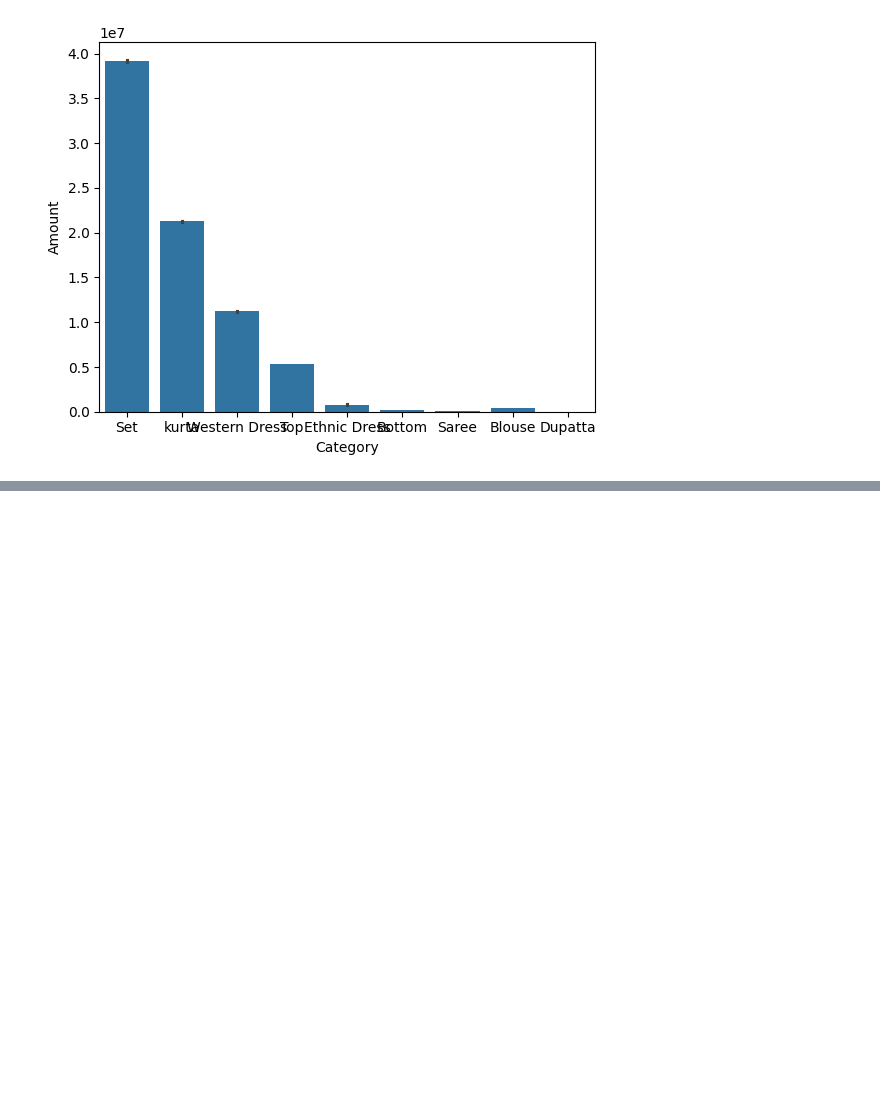
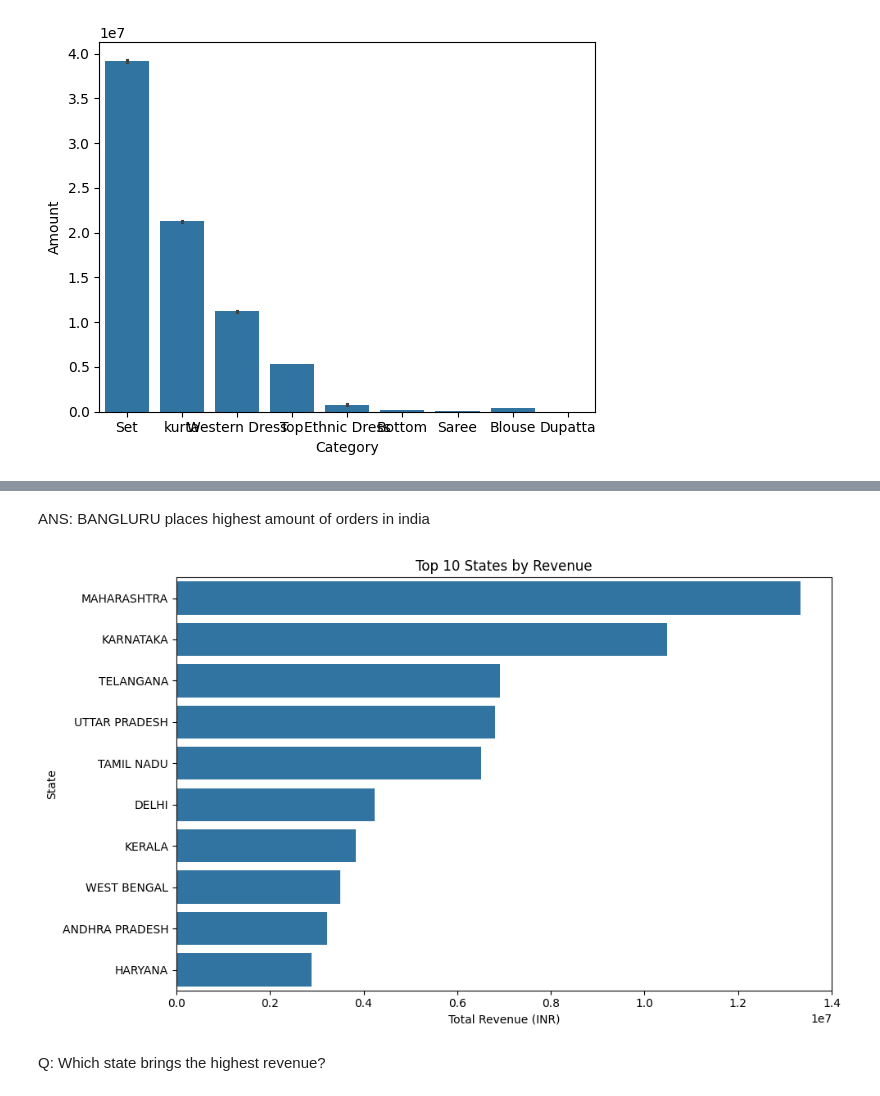
Before and after one commit to aalgovind05/amazon-sales-eda, a Jupyter notebook: notebooks/02_eda_analysis.ipynb, the cells around one changed output, grey strips where cells are left out. Cells and saved outputs as stored; diff of their text form; code cells hidden in the pictures; blank space fills up the shorter version.

Commit message:
top states by revenue and top cities by placed orders

```diff
--- a/notebooks/02_eda_analysis.ipynb
+++ b/notebooks/02_eda_analysis.ipynb
@@ -64,0 +127,20 @@ sns.barplot(data=df, x='Category', y='Amount', estimator=sum)
+# %% [markdown]
+ ANS: BANGLURU places highest amount of orders in india
+# %%
+# Chart
+# Define top_states first
+top_states = df.groupby('ship-state')['Amount'].sum().sort_values(ascending=False).head(10).reset_index()
+# %%
+# Then plot
+plt.figure(figsize=(10, 6))
+sns.barplot(x='Amount', y='ship-state', data=top_states)
+plt.title('Top 10 States by Revenue')
+plt.xlabel('Total Revenue (INR)')
+plt.ylabel('State')
+plt.tight_layout()
+plt.savefig('../images/statewise_revenue.png', dpi=150, bbox_inches='tight')
+plt.show()
+# %% [output]
+[figure, added]
+# %% [markdown]
+Q: Which state brings the highest revenue?
```
Also changed, not shown: parts of 7 cells of this notebook, 1 other file.
